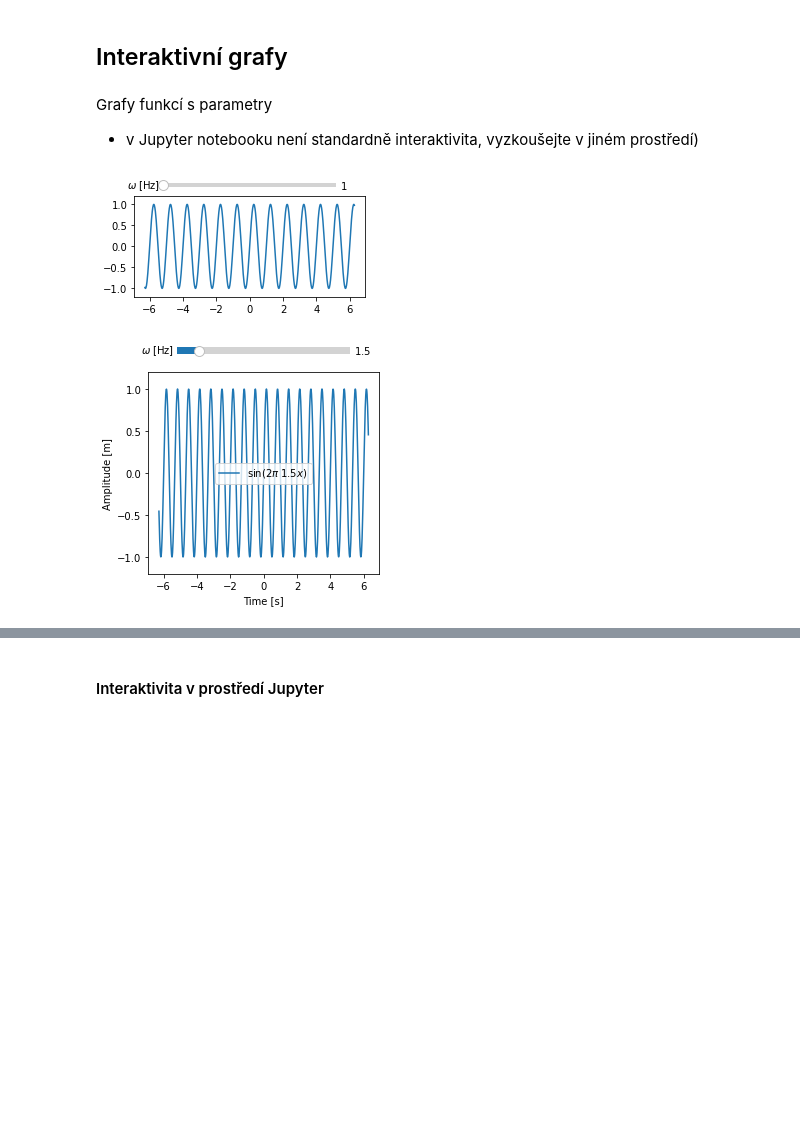
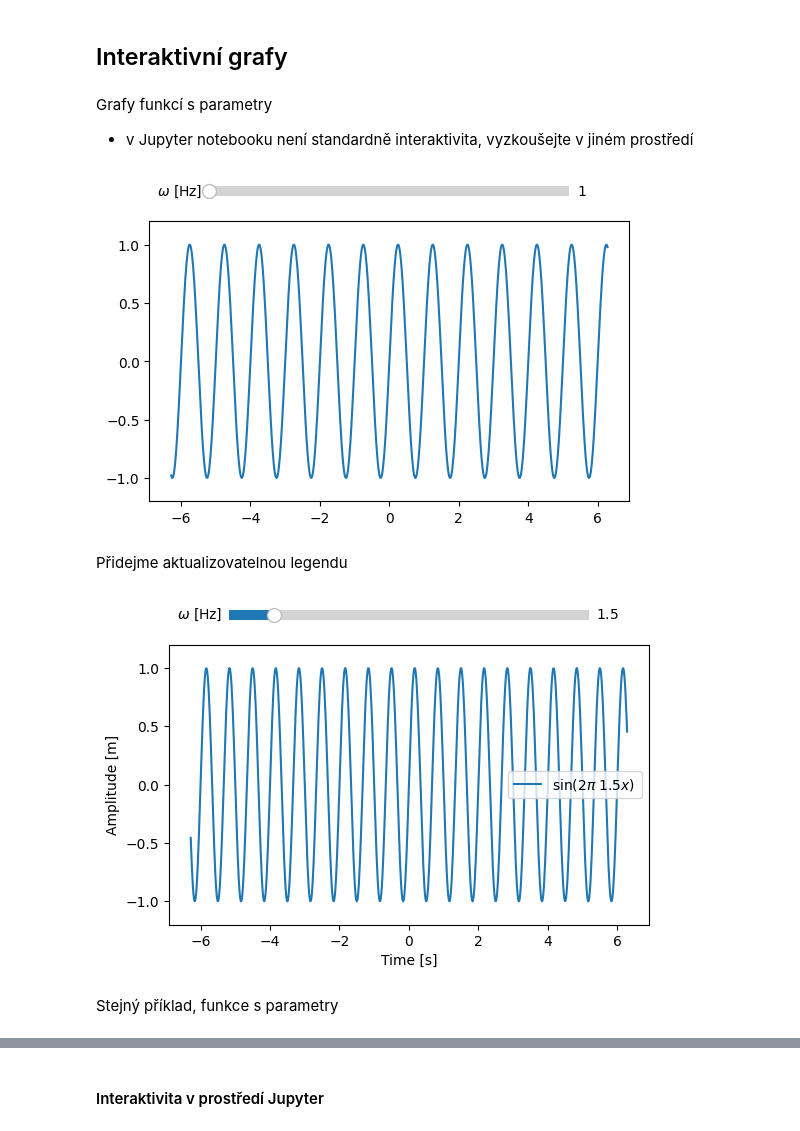
Before and after one commit to pkbcz/MSW2, a Jupyter notebook: 03a MatPlotLib.ipynb, the cells around one changed output, grey strips where cells are left out. Saved outputs shown, nothing was run; the diff lists cells and outputs as text; code cells hidden in the pictures; blank space fills up the shorter version.

```diff
--- a/03a MatPlotLib.ipynb
+++ b/03a MatPlotLib.ipynb
@@ -912,62 +856,66 @@ Y:  [[-5.   -5.   -5.   ... -5.   -5.   -5.  ]
 ## Interaktivní grafy
 # %% [markdown]
 Grafy funkcí s parametry
-- v Jupyter notebooku není standardně interaktivita, vyzkoušejte v jiném prostředí)
+- v Jupyter notebooku není standardně interaktivita, vyzkoušejte v jiném prostředí
 # %%
 # kód je možné zkopírovat do prostředí pythonu
 import numpy as np
 import matplotlib.pyplot as plt
 from matplotlib.widgets import Slider
 
-fig = plt.figure(figsize = (4,2))
-ax = plt.axes([0.1, 0.15, 0.8, 0.7]) # axes for the plot
+fig = plt.figure(figsize = (6,4))               # velikost obrázku
+ax = plt.axes([0.1, 0.15, 0.8, 0.7])            # prostor grafu (rel. zleva, zdola, šířka, výška)
+ax.set_ylim(-1.2, 1.2)                          # meze na ose y
+
+# slider:
+sld_ax = plt.axes([0.2, 0.9, 0.6, 0.05])        # prostor slideru (začíná o trochu víc vpravo, je nahoře, 60% šířky, 5% výšky)
+sld = Slider(sld_ax, r'$\omega$ [Hz]', 1., 5., valinit=1.)
+omega = sld.val                                 # přečtení hodnoty ze slideru
+
 x = np.linspace(-2*np.pi, 2*np.pi, 800)
-ax.set_ylim(-1.2, 1.2)
+lines, = ax.plot(x, np.sin(2.*np.pi*omega*x))   # vykreslení počátečního tvaru křivky
 
-# Now, in the next step, we add a second axes object and put it into it a slider:
-sld_ax = plt.axes([0.2, 0.9, 0.6, 0.05]) # axes for slider
-sld = Slider(sld_ax, '$\omega$ [Hz]', 1., 5., valinit=1.)
-omega=sld.val
+def update_frequency(omega):                    # funkce při změně hodnoty slideru
+    lines.set_ydata(np.sin(2.*np.pi*omega*x))   # aktualizace dat na ose y (nová data jako argument)
 
-# Plot of the initial curve
-lines, = ax.plot(x, np.sin(2.*np.pi*omega*x))
-
-def update_frequency(omega):
-    lines.set_ydata(np.sin(2.*np.pi*omega*x))
 sld.on_changed(update_frequency)
 plt.show()
 # %% [output]
-[figure, old version]
+[figure, new version]
+# %% [markdown]
+Přidejme aktualizovatelnou legendu
 # %%
 # kód je možné zkopírovat do prostředí pythonu
 import numpy as np
 import matplotlib.pyplot as plt
 from matplotlib.widgets import Slider
 
-fig = plt.figure(figsize=(4, 4))
-sld_ax = fig.add_axes([0.2, 0.9, 0.6, 0.05])  # axes for slider
-ax = fig.add_axes([0.1, 0.15, 0.8, 0.7])  # axes for the plot
-ax.set_xlabel('Time [s]')
+fig = plt.figure(figsize=(6, 4))
+sld_ax = fig.add_axes([0.2, 0.9, 0.6, 0.05])    # prostor slideru
+ax = fig.add_axes([0.1, 0.15, 0.8, 0.7])        # prostor grafu
+ax.set_xlabel('Time [s]')                       # popis os
 ax.set_ylabel('Amplitude [m]')
 
-sld = Slider(sld_ax, '$\omega$ [Hz]', 1., 5., valinit=1.5)
-omega = sld.val
+sld = Slider(sld_ax, r'$\omega$ [Hz]', 1., 5., valinit=1.5)
+omega = sld.val                                 # přečtení hodnoty ze slideru
+ax.set_ylim(-1.2, 1.2)                          # meze na ose y
+
 x = np.linspace(-2*np.pi, 2*np.pi, 800)
-ax.set_ylim(-1.2, 1.2)
-
 # Plot of the initial curve
-lines, = ax.plot(x, np.sin(2.*np.pi*omega*x), label=f'$\sin(2\pi\; {omega} x)$ ')
+lines, = ax.plot(x, np.sin(2.*np.pi*omega*x), label=fr'$\sin(2\pi\; {omega} x)$ ')
 ax.legend()
 
-def update_frequency(val):
+def update_frequency(val):                    # funkce při změně hodnoty slideru
     omega = sld.val
     lines.set_ydata(np.sin(2.*np.pi*omega*x))
-    ax.legend((lines, ), (f'$\sin(2\pi\; {omega} x)$',))
+    ax.legend((lines, ), (fr'$\sin(2\pi\; {omega} x)$',))
 
 sld.on_changed(update_frequency)
 plt.show()
 # %% [output]
-[figure, old version]
+[figure, new version]
+# %% [markdown]
+Stejný příklad, funkce s parametry
 # %%
 import numpy as np
 import matplotlib.pyplot as plt
```
Also changed, not shown: parts of 68 cells of this notebook, 16 other files.
